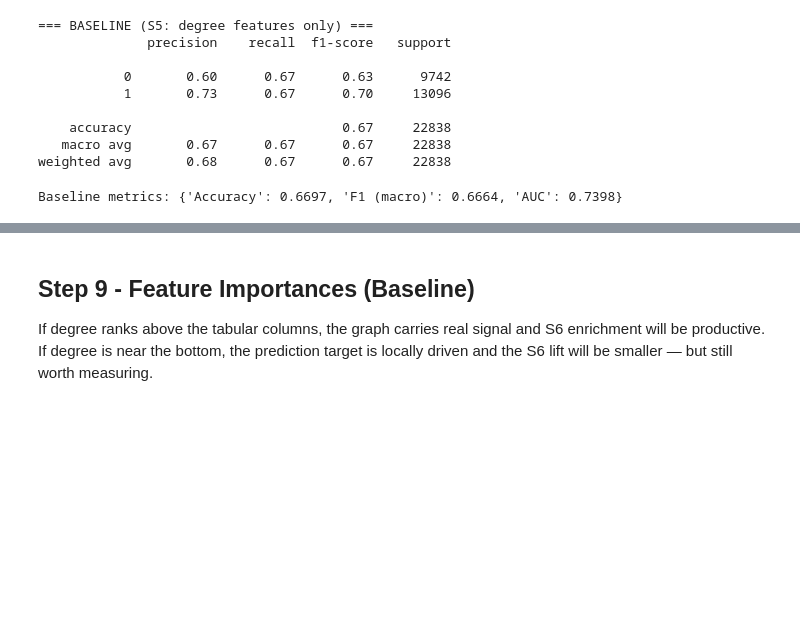
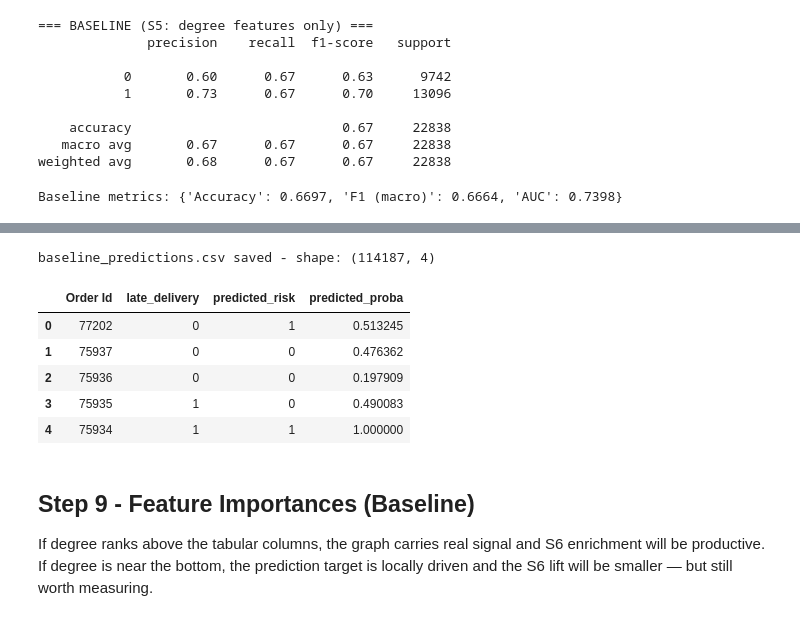
Before and after one commit to AryaTamhane18/BigData_and_BI_CapstoneProject, a Jupyter notebook: notebooks/04_ml.ipynb, the cells around one changed output, grey strips where cells are left out. Cells and saved outputs as stored; diff of their text form; code cells hidden in the pictures; blank space fills up the shorter version.

```diff
--- a/notebooks/04_ml.ipynb
+++ b/notebooks/04_ml.ipynb
@@ -282,3 +322,27 @@ Baseline metrics: {'Accuracy': 0.6697, 'F1 (macro)': 0.6664, 'AUC': 0.7398}
+# %%
+X_base_all = ml_df[numeric_cols_base + categorical_cols_base].copy()
+for col in categorical_cols_base:
+    X_base_all[col] = X_base_all[col].fillna("Unknown").astype(str)
+
+df_baseline_preds = ml_df[["Order Id", "late_delivery"]].copy()
+df_baseline_preds["predicted_risk"]  = baseline_pipe.predict(X_base_all)
+df_baseline_preds["predicted_proba"] = baseline_pipe.predict_proba(X_base_all)[:, 1]
+
+df_baseline_preds.to_csv(
+    f"{CLEAN_OUTPUT_DIR}/baseline_predictions.csv",
+    index=False
+)
+
+print("baseline_predictions.csv saved - shape:", df_baseline_preds.shape)
+df_baseline_preds.head()
+# %% [output]
+baseline_predictions.csv saved - shape: (114187, 4)
+|  | Order Id | late_delivery | predicted_risk | predicted_proba |
+| 0 | 77202 | 0 | 1 | 0.513245 |
+| 1 | 75937 | 0 | 0 | 0.476362 |
+| 2 | 75936 | 0 | 0 | 0.197909 |
+| 3 | 75935 | 1 | 0 | 0.490083 |
+| 4 | 75934 | 1 | 1 | 1.000000 |
 # %% [markdown]
 ## Step 9 - Feature Importances (Baseline)
 
```
Also changed, not shown: parts of 11 cells of this notebook, 9 other files.
